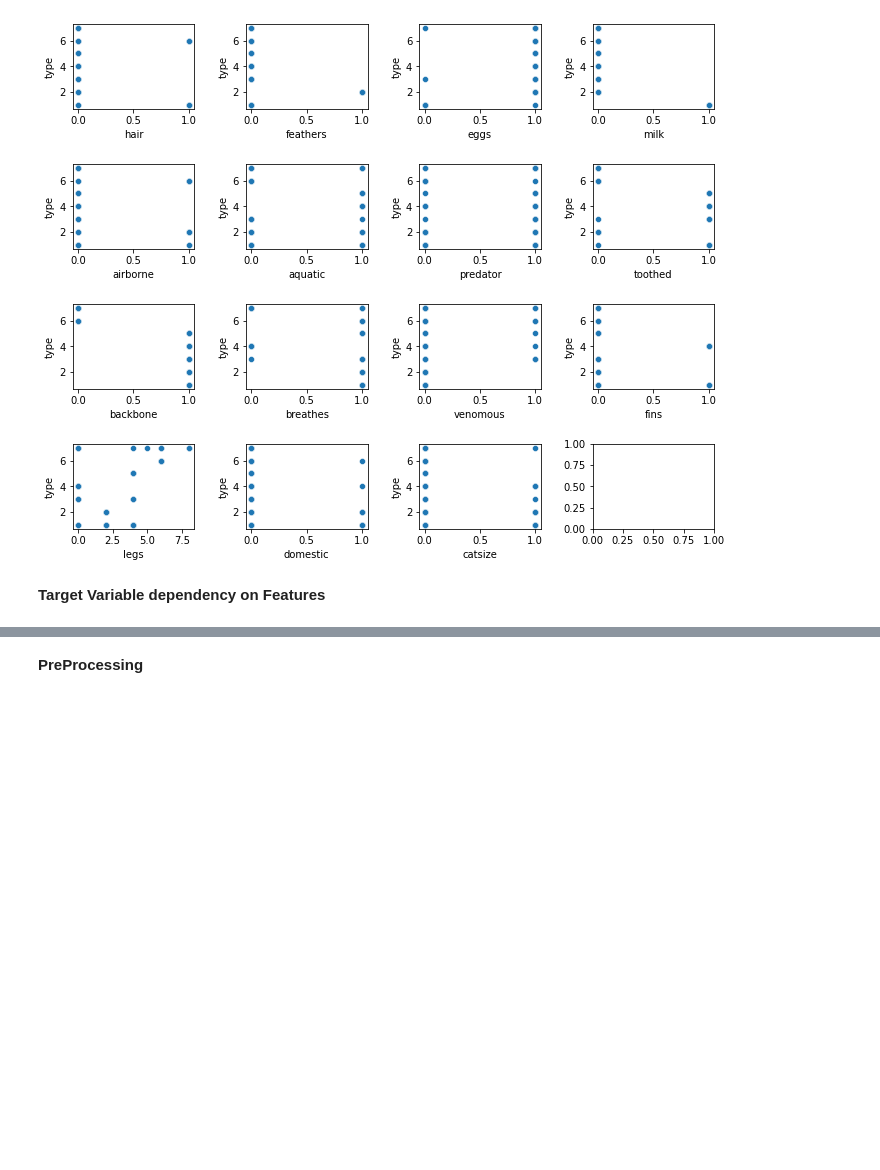
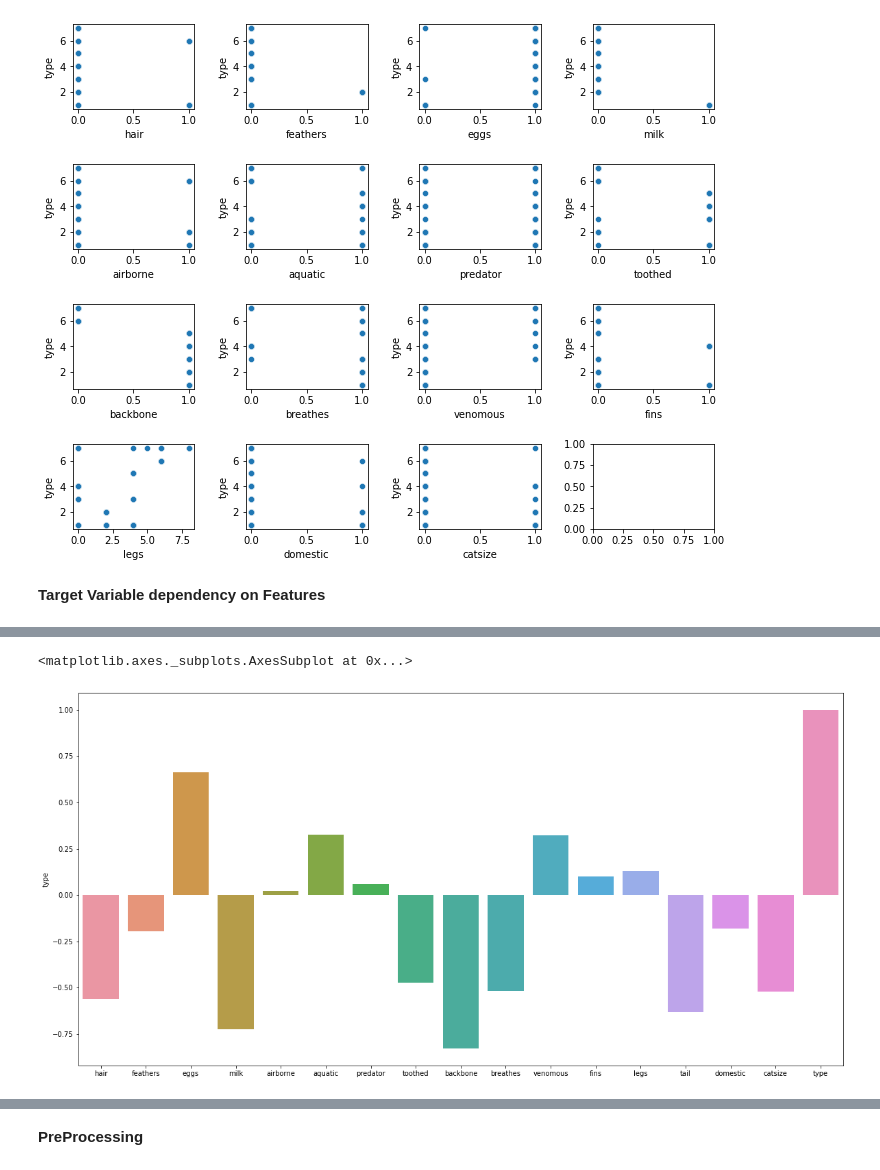
Before and after one commit to manasik29/KNearestNeighbors, a Jupyter notebook: KNearestNeighbor_Zoo.ipynb, the cells around one changed output, grey strips where cells are left out. Saved outputs shown, nothing was run; the diff lists cells and outputs as text; code cells hidden in the pictures; blank space fills up the shorter version.

```diff
--- a/KNearestNeighbor_Zoo.ipynb
+++ b/KNearestNeighbor_Zoo.ipynb
@@ -259,0 +260,6 @@ Name: type, dtype: float64
+# %%
+fig = plt.subplots(figsize=(20,10))
+sns.barplot(y = data.corr().iloc[-1,:], x=data.corr().columns)
+# %% [output]
+<matplotlib.axes._subplots.AxesSubplot at 0x...>
+[figure, added]
```
Also changed, not shown: parts of 7 cells of this notebook.
